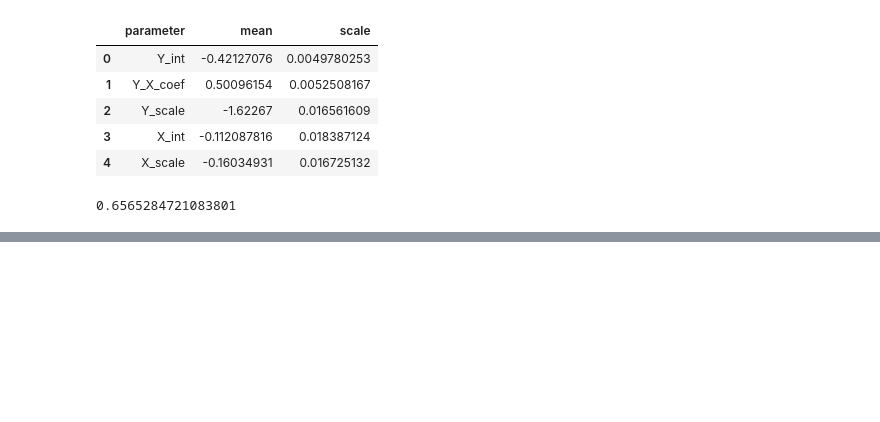
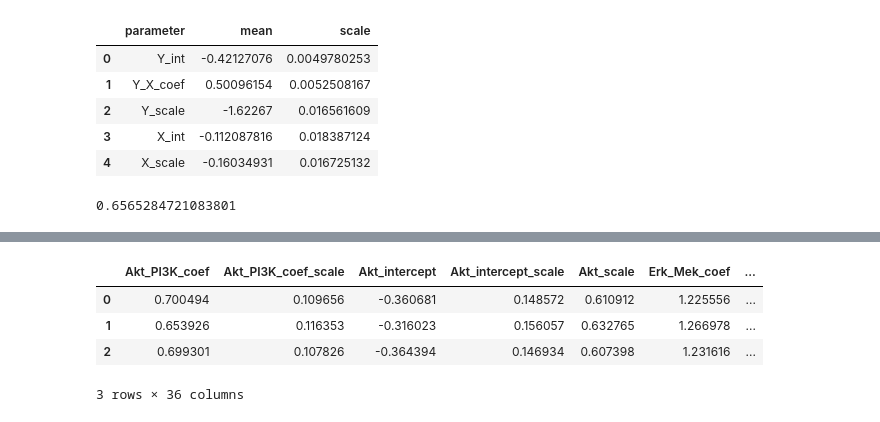
Before and after one commit to devonjkohler/Causomic, a Jupyter notebook: vignettes/methods_paper/TF_simulation.ipynb, the cells around one changed output, grey strips where cells are left out. Drawn from its saved outputs; the diff is of its cells as text; code cells hidden in the pictures; blank space fills up the shorter version.

```diff
--- a/vignettes/methods_paper/TF_simulation.ipynb
+++ b/vignettes/methods_paper/TF_simulation.ipynb
@@ -3964,0 +4014,11 @@ lvm.parameters
+# %%
+uninformative_prior_coefs = {
+    'EGF': {'intercept': 6., "error": 1},
+    'IGF': {'intercept': 5., "error": 1},
+    'SOS': {'intercept': 2, "error": 1, 'EGF': 0.6, 'IGF': 0.6},
+    'Ras': {'intercept': 3, "error": 1, 'SOS': .5},
+    'PI3K': {'intercept': 0, "error": 1, 'EGF': .5, 'IGF': .5, 'Ras': .5},
+    'Akt': {'intercept': 1., "error": 1, 'PI3K': 0.75},
+    'Raf': {'intercept': 4, "error": 1, 'Ras': 0.8, 'Akt': -.4},
+    'Mek': {'intercept': 2., "error": 1, 'Raf': 0.75},
+    'Erk': {'intercept': -2, "error": 1, 'Mek': 1.2}}
@@ -3964,0 +4079,9 @@ lvm.parameters
+# %%
+priors_comp = pd.concat([priors5, priors3, priors10], ignore_index=True)
+priors_comp.head()
+# %% [output]
+|  | Akt_PI3K_coef | Akt_PI3K_coef_scale | Akt_intercept | Akt_intercept_scale | Akt_scale | Erk_Mek_coef | ... |
+| 0 | 0.700494 | 0.109656 | -0.360681 | 0.148572 | 0.610912 | 1.225556 | ... |
+| 1 | 0.653926 | 0.116353 | -0.316023 | 0.156057 | 0.632765 | 1.266978 | ... |
+| 2 | 0.699301 | 0.107826 | -0.364394 | 0.146934 | 0.607398 | 1.231616 | ... |
+3 rows × 36 columns
```
Also changed, not shown: parts of 10 cells of this notebook, 5 other files.
